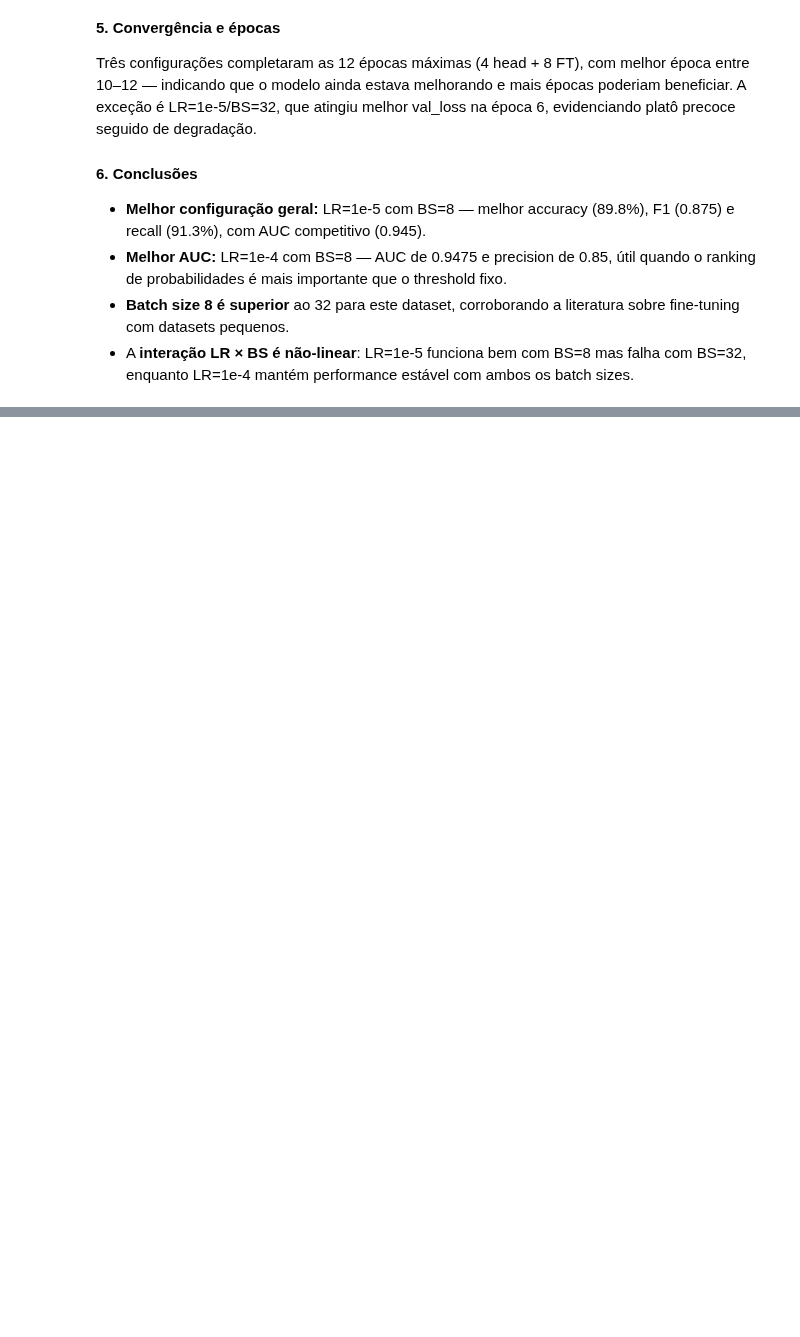
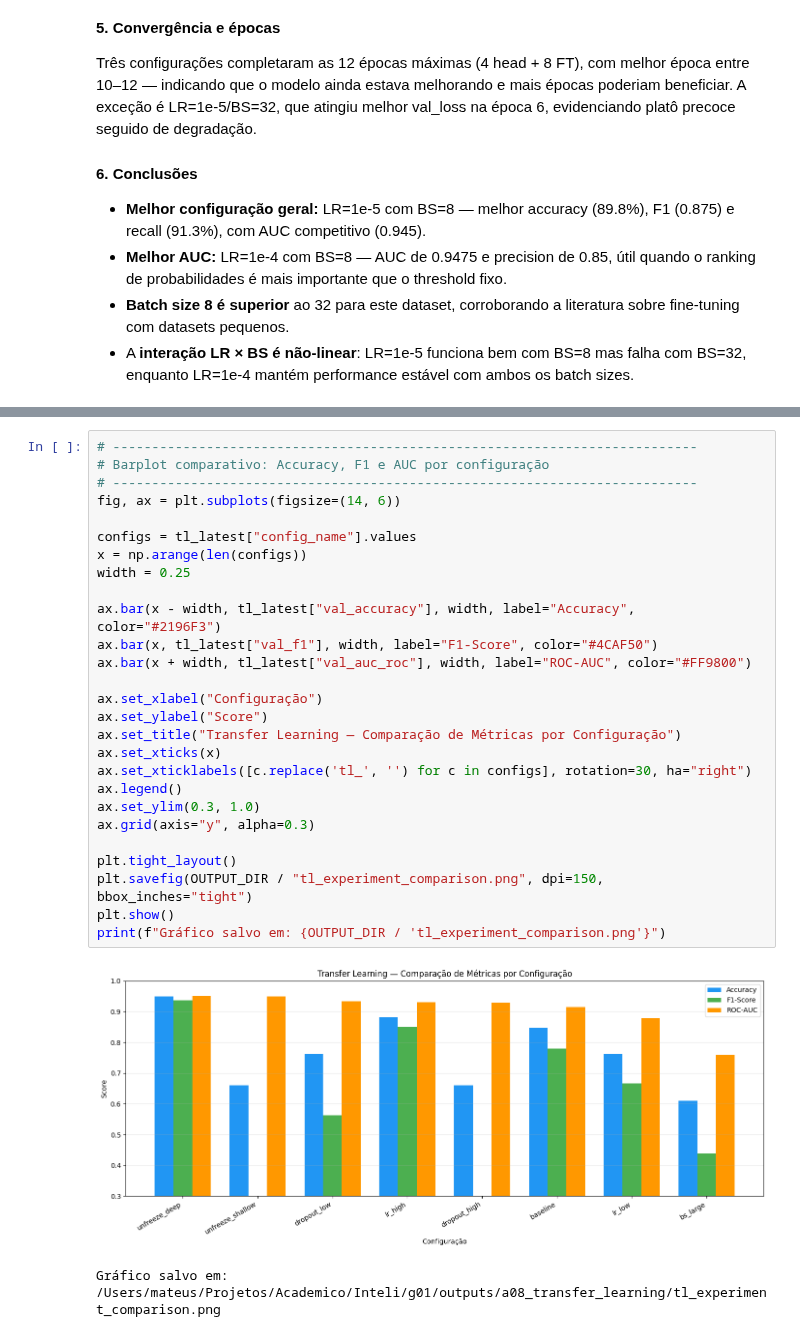
Before and after one commit to pedroauler12/SpectraAI, a Jupyter notebook: artefatos/a08_transfer_learning/a08_transfer_learning.ipynb, the cells around one changed output, grey strips where cells are left out. Drawn from its saved outputs; the diff is of its cells as text; blank space fills up the shorter version.

Commit message:
feat: experimentações de multiplas runs mudando as configurações closes #189

```diff
--- a/artefatos/a08_transfer_learning/a08_transfer_learning.ipynb
+++ b/artefatos/a08_transfer_learning/a08_transfer_learning.ipynb
@@ -1335,0 +1506,30 @@ Três configurações completaram as 12 épocas máximas (4 head + 8 FT), com me
+# %%
+# ---------------------------------------------------------------------------
+# Barplot comparativo: Accuracy, F1 e AUC por configuração
+# ---------------------------------------------------------------------------
+fig, ax = plt.subplots(figsize=(14, 6))
+
+configs = tl_latest["config_name"].values
+x = np.arange(len(configs))
+width = 0.25
+
+ax.bar(x - width, tl_latest["val_accuracy"], width, label="Accuracy", color="#2196F3")
+ax.bar(x, tl_latest["val_f1"], width, label="F1-Score", color="#4CAF50")
+ax.bar(x + width, tl_latest["val_auc_roc"], width, label="ROC-AUC", color="#FF9800")
+
+ax.set_xlabel("Configuração")
+ax.set_ylabel("Score")
+ax.set_title("Transfer Learning — Comparação de Métricas por Configuração")
+ax.set_xticks(x)
+ax.set_xticklabels([c.replace('tl_', '') for c in configs], rotation=30, ha="right")
+ax.legend()
+ax.set_ylim(0.3, 1.0)
+ax.grid(axis="y", alpha=0.3)
+
+plt.tight_layout()
+plt.savefig(OUTPUT_DIR / "tl_experiment_comparison.png", dpi=150, bbox_inches="tight")
+plt.show()
+print(f"Gráfico salvo em: {OUTPUT_DIR / 'tl_experiment_comparison.png'}")
+# %% [output]
+[figure, added]
+Gráfico salvo em: /Users/mateus/Projetos/Academico/Inteli/g01/outputs/a08_transfer_learning/tl_experiment_comparison.png
```
Also changed, not shown: parts of 23 cells of this notebook, 18 other files.
